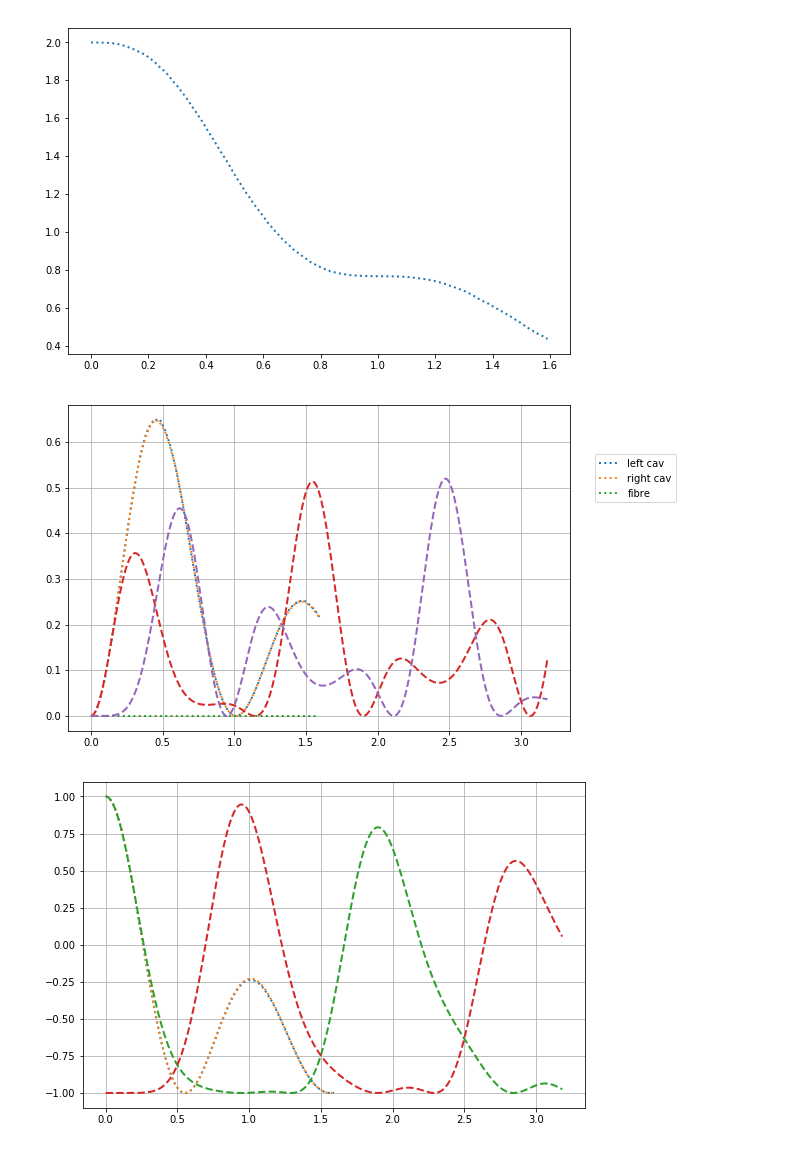
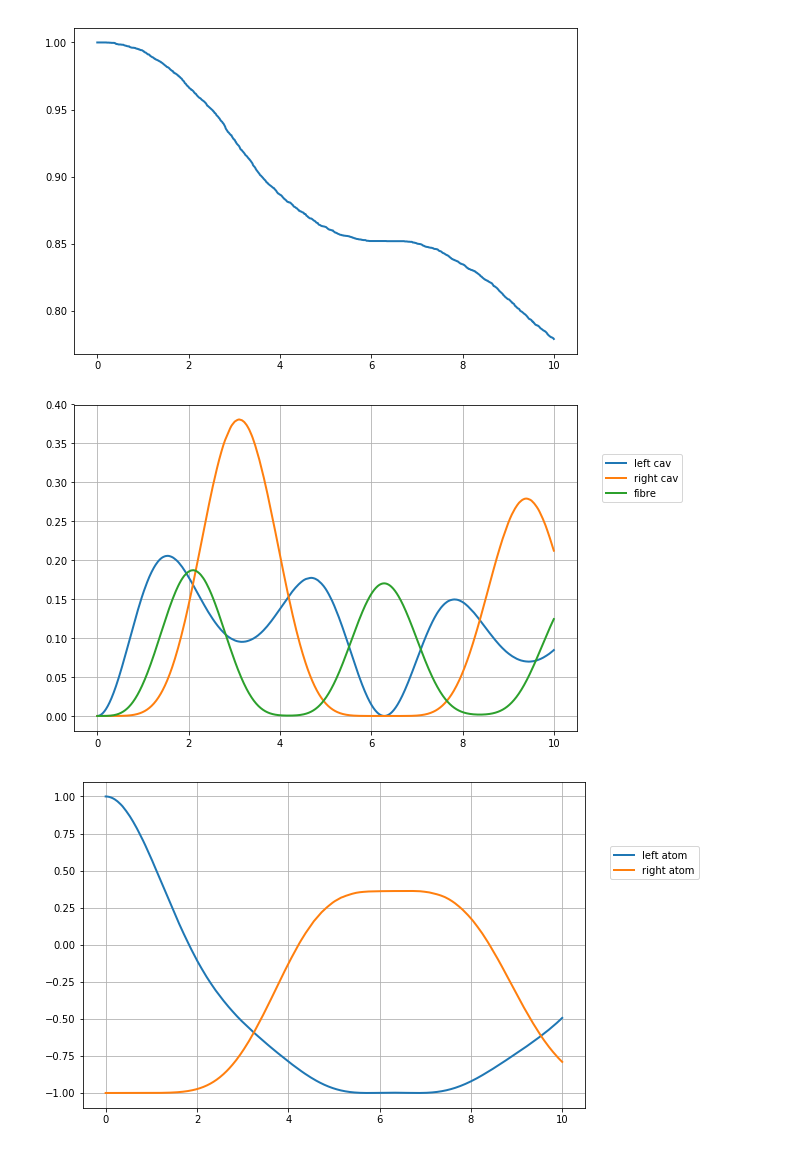
Before and after one commit to nemetniki/Kerr, a Jupyter notebook: ccqed+fb_tensor/CCQED_Qutip.ipynb, the cells around one changed output. Saved outputs shown, nothing was run; the diff lists cells and outputs as text; code cells hidden in the pictures.

```diff
--- a/ccqed+fb_tensor/CCQED_Qutip.ipynb
+++ b/ccqed+fb_tensor/CCQED_Qutip.ipynb
@@ -14,7 +14,7 @@ g1  = 0.5# * 2 * np.pi  # coupling strength
 g2  = 0.5# * 2 * np.pi  # coupling strength
 kappa1 = 0.1#1# * 2 * np.pi       # cavity dissipation rate
 kappa2 = 0.1#1# * 2 * np.pi       # cavity dissipation rate
-tau=2
+tau=0.1
 kappav=.2
 v1 = np.sqrt(kappav/(2*tau))
 v2 = np.sqrt(kappav/(2*tau))
@@ -30,7 +30,7 @@ use_rwa = True
 tlist = np.linspace(0,10,1001)
 # %%
 # intial state
-psi0 = tensor(basis(N,0), basis(2,1),basis(N,0),basis(2,1),basis(N,0))    # start with an excited atom
+psi0 = tensor(basis(N,0), basis(2,1),basis(N,0),basis(2,0),basis(N,0))    # start with an excited atom
 
 # operators
 a1 = tensor(destroy(N), qeye(2), qeye(N), qeye(2), qeye(N))
@@ -113,42 +113,43 @@ Total run time: 308.68s
 # %%
-Data2 = np.zeros((1001,5))
-Data2[:,:] = np.genfromtxt('./CCQED_MC.txt')
-tlistp = tlist/2/np.pi
+#Data2 = np.zeros((1001,5))
+#Data2[:,:] = np.genfromtxt('./CCQED_MC.txt')
+tlistp = tlist
 plt.figure(0,figsize=(9,6))
-#norm = output2.expect[0]+output2.expect[1]+output2.expect[2]+output2.expect[3]+output2.expect[4]
-norm2 = output.expect[0]+output.expect[1]+output.expect[2]+output.expect[3]+output.expect[4]
-#plt.plot(tlistp, norm,lw=2)
-plt.plot(tlistp, norm2,lw=2,ls=":")
+norm = output2.expect[0]+output2.expect[1]+output2.expect[2]+output2.expect[3]+output2.expect[4]
+#norm2 = output.expect[0]+output.expect[1]+output.expect[2]+output.expect[3]+output.expect[4]
+plt.plot(tlistp, norm,lw=2)
+#plt.plot(tlistp, norm2,lw=2,ls=":")
 #print(np.any(output.expect[4]))
 plt.figure(1,figsize=(9,6))
-#plt.plot(tlistp, output2.expect[0],lw=2)
-#plt.plot(tlistp, output2.expect[1],lw=2)
-#plt.plot(tlistp, output2.expect[4],lw=2)
-plt.plot(tlistp, output.expect[0],lw=2,ls=":")
-plt.plot(tlistp, output.expect[1],lw=2,ls=":")
-plt.plot(tlistp, output.expect[4],lw=2,ls=":")
+plt.plot(tlistp, output2.expect[0],lw=2)
+plt.plot(tlistp, output2.expect[1],lw=2)
+plt.plot(tlistp, output2.expect[4],lw=2)
+#plt.plot(tlistp, output.expect[0],lw=2,ls=":")
+#plt.plot(tlistp, output.expect[1],lw=2,ls=":")
+#plt.plot(tlistp, output.expect[4],lw=2,ls=":")
 
-plt.plot(Data2[:,0], Data2[:,3],ls="--",lw=2)
-plt.plot(Data2[:,0], Data2[:,4],ls="--",lw=2)
+#plt.plot(Data2[:,0], Data2[:,3],ls="--",lw=2)
+#plt.plot(Data2[:,0], Data2[:,4],ls="--",lw=2)
 plt.grid(True)
 plt.legend(["left cav", "right cav", "fibre"],loc=(1.05,0.7))
 #plt.xlim(0,100)
 plt.figure(2,figsize=(9,6))
-#plt.plot(tlistp, output2.expect[5],lw=2)
-#plt.plot(tlistp, output2.expect[6],lw=2)
-plt.plot(tlistp, output.expect[5],lw=2,ls=":")
-plt.plot(tlistp, output.expect[6],lw=2,ls=":")
-plt.plot(Data2[:,0], Data2[:,1],ls="--",lw=2)
-plt.plot(Data2[:,0], Data2[:,2],ls="--",lw=2)
+plt.plot(tlistp, output2.expect[5],lw=2)
+plt.plot(tlistp, output2.expect[6],lw=2)
+plt.legend(["left atom", "right atom"],loc=(1.05,0.7))
+#plt.plot(tlistp, output.expect[5],lw=2,ls=":")
+#plt.plot(tlistp, output.expect[6],lw=2,ls=":")
+#plt.plot(Data2[:,0], Data2[:,1],ls="--",lw=2)
+#plt.plot(Data2[:,0], Data2[:,2],ls="--",lw=2)
 
 plt.grid(True)
 #plt.xlim(0,100)
 plt.grid(True)
 OUT = np.stack((tlistp,output2.expect[5],output2.expect[6],output2.expect[0],output2.expect[1]),axis=1)
-np.savetxt("CCQED_MC11_.txt",OUT)
+np.savetxt("../Data/CCQED_MC100.txt",OUT)
 #OUT2 = np.stack((tlistp,output.expect[5],output.expect[6],output.expect[0],output.expect[1]),axis=1)
 #np.savetxt("CCQED_MC11_diss.txt",OUT2)
 # %% [output]
-[figure, old version]
+[figure, new version]
-[figure, old version]
+[figure, new version]
-[figure, old version]
+[figure, new version]
```
Also changed, not shown: parts of 1 cell of this notebook, 5 other files.
